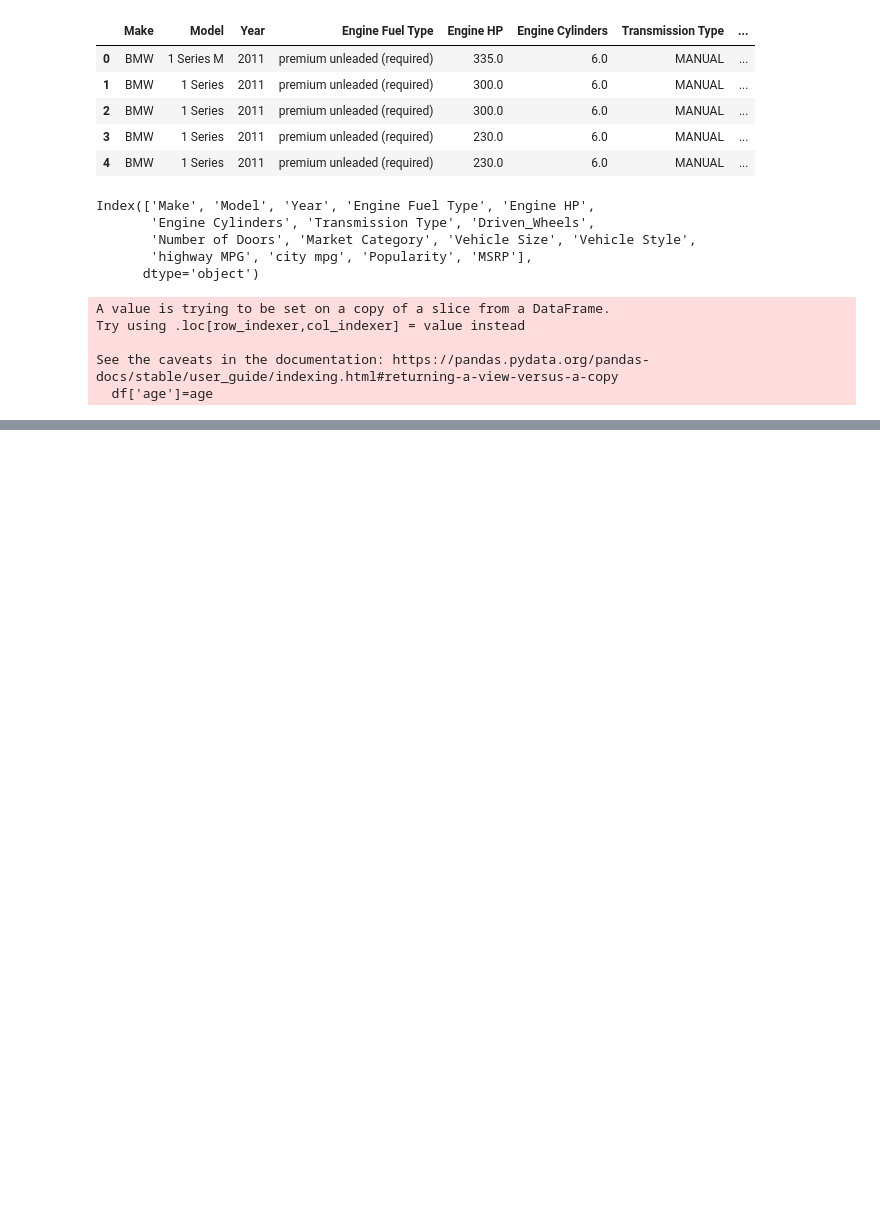
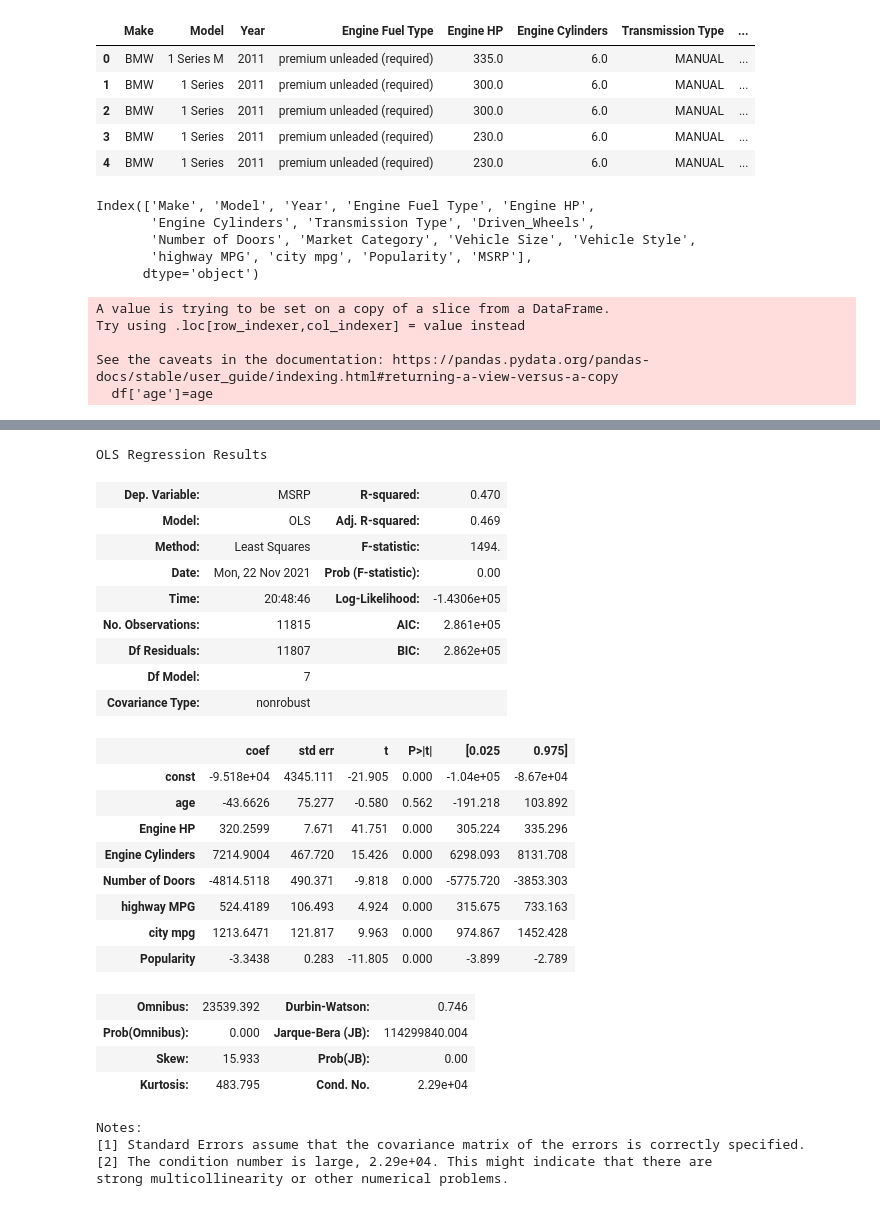
Before and after one commit to PedroBittarBarao/Projeto_2_CDados, a Jupyter notebook: Projeto_2.ipynb, the cells around one changed output, grey strips where cells are left out. Drawn from its saved outputs; the diff is of its cells as text; code cells hidden in the pictures; blank space fills up the shorter version.

```diff
--- a/Projeto_2.ipynb
+++ b/Projeto_2.ipynb
@@ -84,3 +84,4 @@ df.describe()
 # %%
+df=df.dropna()
 df.isnull().sum()
 # %% [output]
@@ -106,5 +107,33 @@ X= df[['age', 'Engine HP',
 
 Y=df[['MSRP']]
 # %%
-#results=regress(Y,X)
-#results.summary()
+results=regress(Y,X)
+results.summary()
+# %% [output]
+OLS Regression Results
+| Dep. Variable: | MSRP | R-squared: | 0.470 |
+| Model: | OLS | Adj. R-squared: | 0.469 |
+| Method: | Least Squares | F-statistic: | 1494. |
+| Date: | Mon, 22 Nov 2021 | Prob (F-statistic): | 0.00 |
+| Time: | 20:48:46 | Log-Likelihood: | -1.4306e+05 |
+| No. Observations: | 11815 | AIC: | 2.861e+05 |
+| Df Residuals: | 11807 | BIC: | 2.862e+05 |
+| Df Model: | 7 |  |  |
+| Covariance Type: | nonrobust |  |  |
+|  | coef | std err | t | P>|t| | [0.025 | 0.975] |
+| const | -9.518e+04 | 4345.111 | -21.905 | 0.000 | -1.04e+05 | -8.67e+04 |
+| age | -43.6626 | 75.277 | -0.580 | 0.562 | -191.218 | 103.892 |
+| Engine HP | 320.2599 | 7.671 | 41.751 | 0.000 | 305.224 | 335.296 |
+| Engine Cylinders | 7214.9004 | 467.720 | 15.426 | 0.000 | 6298.093 | 8131.708 |
+| Number of Doors | -4814.5118 | 490.371 | -9.818 | 0.000 | -5775.720 | -3853.303 |
+| highway MPG | 524.4189 | 106.493 | 4.924 | 0.000 | 315.675 | 733.163 |
+| city mpg | 1213.6471 | 121.817 | 9.963 | 0.000 | 974.867 | 1452.428 |
+| Popularity | -3.3438 | 0.283 | -11.805 | 0.000 | -3.899 | -2.789 |
+| Omnibus: | 23539.392 | Durbin-Watson: | 0.746 |
+| Prob(Omnibus): | 0.000 | Jarque-Bera (JB): | 114299840.004 |
+| Skew: | 15.933 | Prob(JB): | 0.00 |
+| Kurtosis: | 483.795 | Cond. No. | 2.29e+04 |
+Notes:
+[1] Standard Errors assume that the covariance matrix of the errors is correctly specified.
+[2] The condition number is large, 2.29e+04. This might indicate that there are
+strong multicollinearity or other numerical problems.
```
Also changed, not shown: parts of 2 cells of this notebook.
